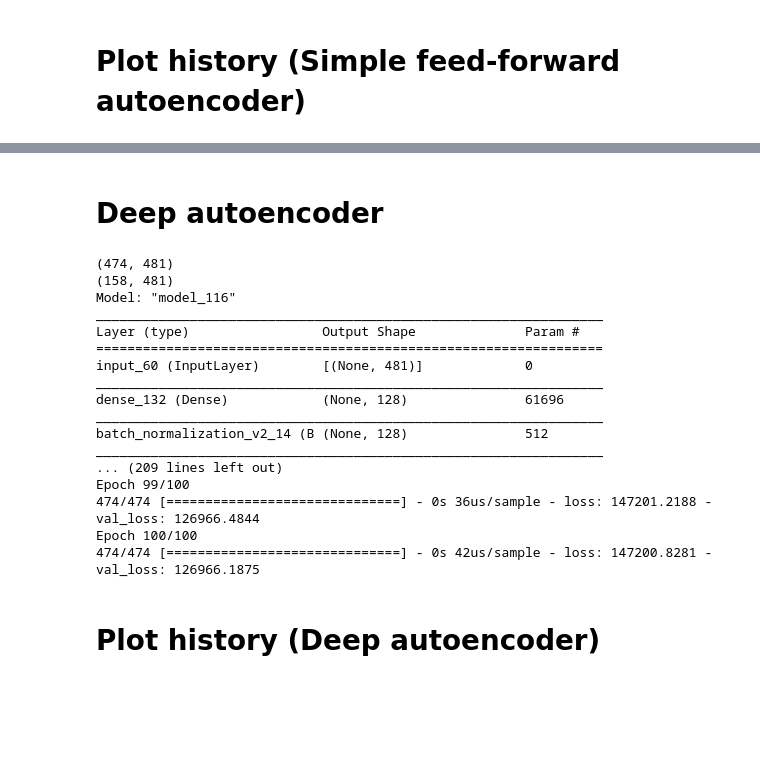
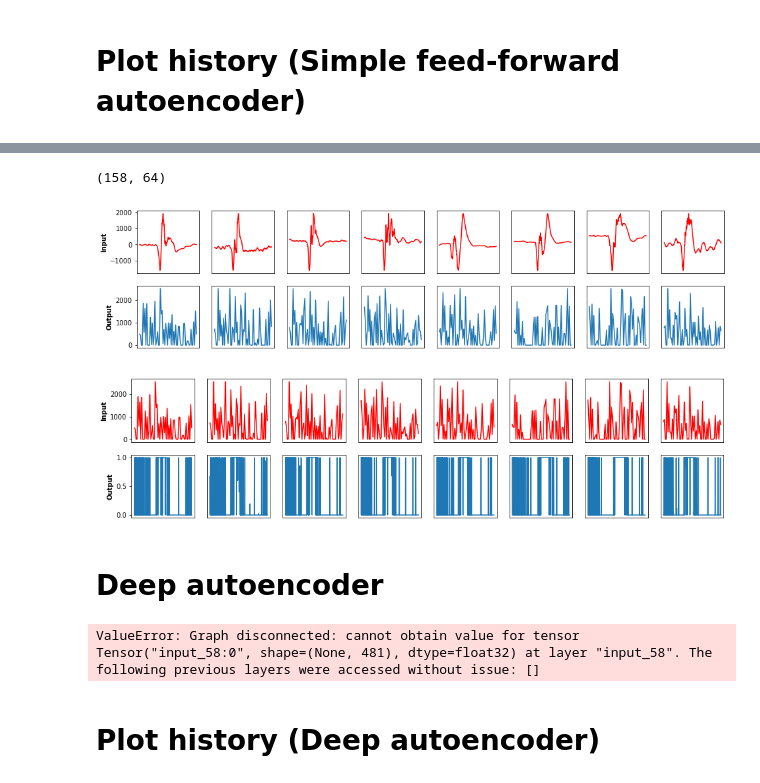
Before and after one commit to RF-Lab/emg_platform, a Jupyter notebook: source/python/1d_autoencoder/1dcnn_autoEncoder_EMG_2.ipynb, the cells around one changed output, grey strips where cells are left out. Cells and saved outputs as stored; diff of their text form; code cells hidden in the pictures; blank space fills up the shorter version.

Commit message:
update 2d autoencoder

```diff
--- a/source/python/1d_autoencoder/1dcnn_autoEncoder_EMG_2.ipynb
+++ b/source/python/1d_autoencoder/1dcnn_autoEncoder_EMG_2.ipynb
@@ -191,24 +222,37 @@ input_window = Input(shape=(signal_len,))
 # "encoded" is the encoded representation of the input
 encoded = Dense(encoding_dim, activation='relu')(input_window)
 
+# this model maps an input to its encoded representation
+encoder = Model(input_window, encoded)
+
 # "decoded" is the lossy reconstruction of the input
 decoded = Dense(signal_len, activation='sigmoid')(encoded)
 
 # this model maps an input to its reconstruction
-autoencoder = Model(input_window, decoded)
+autoencoder = Model(inputs = input_window, outputs = decoded)
 
-# this model maps an input to its encoded representation
-encoder = Model(input_window, encoded)
+# create a placeholder for an encoded (128-dimensional) input
+encoded_input = Input(shape=(encoding_dim,))
+
+# retrieve the last layer of the autoencoder model
+decoder_layer = autoencoder.layers[-1]
+
+# create the decoder model
+decoder = Model(encoded_input, decoder_layer(encoded_input))
 
 autoencoder.summary()
 # mse - mean_squared_error
 # metrics=['accuracy']
-autoencoder.compile(optimizer='adam', loss='mse')
+autoencoder.compile(optimizer='adam', loss='mse', metrics=["accuracy"])
 history = autoencoder.fit(x_train_simple, x_train_simple,
+                steps_per_epoch=10,
                 epochs=epochs,
-                batch_size=None,
+                batch_size=batch_size,
                 shuffle=True,
-                validation_data=(x_test_simple, x_test_simple))
+                validation_data=(x_test_simple, x_test_simple),
+                validation_steps = 10,
+                verbose=1,
+                callbacks=[tensorboard])
 
 decoded_stocks = autoencoder.predict(x_test_simple)
 # %% [output]
@@ -255,16 +320,28 @@ dict_keys(['loss', 'val_loss'])
+# %%
+encoded_signals = encoder.predict(x_test_simple)
+decoded_signals = decoder.predict(encoded_signals)
+print(encoded_signals.shape)
+
+plot_examples(x_test_simple, encoded_signals)
+plot_examples(encoded_signals, decoded_signals)
+# %% [output]
+(158, 64)
+[figure, added]
+[figure, added]
 # %% [markdown]
 # Deep autoencoder
 # %%
 x_train_deep = np.asarray(train_signals).reshape((len(train_signals), np.prod(np.asarray(train_signals).shape[1:])))
 x_test_deep = np.asarray(test_signals).reshape((len(test_signals), np.prod(np.asarray(test_signals).shape[1:])))
+x_val_deep = np.asarray(val_signals).reshape((len(val_signals), np.prod(np.asarray(val_signals).shape[1:])))
 
 input_window = Input(shape=(signal_len,))
 
 x = Dense(encoding_dim, activation='relu')(input_window)
 x = BatchNormalization()(x)
-encoded = Dense(encoding_dim, activation='relu')(x)
+encoded = Dense(encoding_dim / 2, activation='relu')(x)
+
 # "decoded" is the lossy reconstruction of the input
-
 x = Dense(encoding_dim, activation='relu')(encoded)
 x = BatchNormalization()(x)
 decoded = Dense(signal_len, activation='sigmoid')(x)
@@ -275,33 +352,29 @@ autoencoder = Model(input_window, decoded)
 # this model maps an input to its encoded representation
 encoder = Model(input_window, encoded)
 
+# create a placeholder for an encoded (32-dimensional) input
+encoded_input = Input(shape=(encoding_dim / 2,))
+
+# retrieve the dense layer of the autoencoder model
+decoder_layer = autoencoder.layers[-3]
+
+# create the decoder model
+decoder = Model(encoded_input, decoder_layer(encoded_input))
+
 autoencoder.summary()
 
 autoencoder.compile(optimizer='adam', loss='mse')
 history = autoencoder.fit(x_train_deep, x_train_deep,
+                steps_per_epoch=10,
                 epochs=epochs,
-                batch_size=1024,
+                batch_size=batch_size,
                 shuffle=True,
-                validation_data=(x_test_deep, x_test_deep))
+                validation_data=(x_val_deep, x_val_deep),
+                validation_steps = 10,
+                verbose=1)
 
 decoded_stocks = autoencoder.predict(x_test_deep)
 # %% [output]
-(474, 481)
-(158, 481)
-Model: "model_116"
-_________________________________________________________________
-Layer (type)                 Output Shape              Param #
-=================================================================
-input_60 (InputLayer)        [(None, 481)]             0
-_________________________________________________________________
-dense_132 (Dense)            (None, 128)               61696
-_________________________________________________________________
-batch_normalization_v2_14 (B (None, 128)               512
-_________________________________________________________________
-... (209 lines left out)
-Epoch 99/100
-474/474 [==============================] - 0s 36us/sample - loss: 147201.2188 - val_loss: 126966.4844
-Epoch 100/100
-474/474 [==============================] - 0s 42us/sample - loss: 147200.8281 - val_loss: 126966.1875
+ValueError: Graph disconnected: cannot obtain value for tensor Tensor("input_58:0", shape=(None, 481), dtype=float32) at layer "input_58". The following previous layers were accessed without issue: []
 # %% [markdown]
 # Plot history (Deep autoencoder)
```
Also changed, not shown: parts of 22 cells of this notebook.
